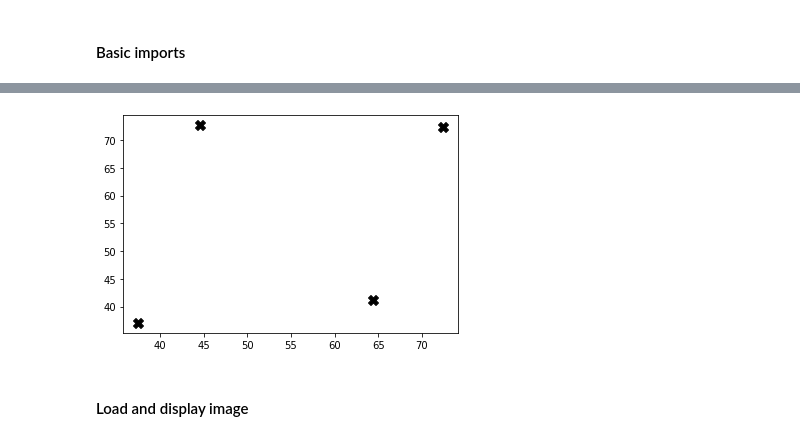
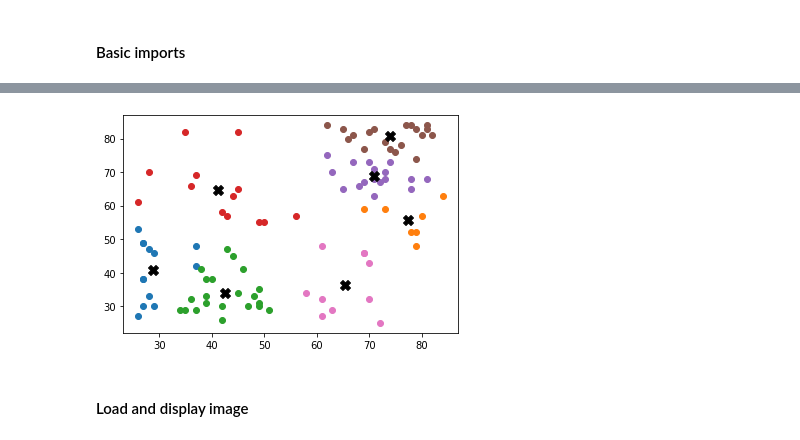
Before and after one commit to octavio-navarro/Computer-Vision, a Jupyter notebook: Notebooks/9. CV. Clustering.ipynb, the cells around one changed output, grey strips where cells are left out. Cells and saved outputs as stored; diff of their text form; code cells hidden in the pictures.

```diff
--- a/Notebooks/9. CV. Clustering.ipynb
+++ b/Notebooks/9. CV. Clustering.ipynb
@@ -61,19 +61,23 @@ plt.show()
 # %%
 # TODO: Modifica el código para que, de manera automática, se visualizen los diferentes clusters al cambiar el número de clusters en la función kmeans.
 
 # define criteria and apply kmeans(), ( type, max_iter = 10 , epsilon = 1.0 )
 criteria = (cv2.TERM_CRITERIA_EPS + cv2.TERM_CRITERIA_MAX_ITER, 10, 1.0)
 
 # ( samples, no. clusters, Input/output integer array that stores the cluster indices for every sample, criteria, attempts, how initial centers are taken )
-ret, labels, centers=cv2.kmeans(data, 4, None, criteria, 10, cv2.KMEANS_RANDOM_CENTERS)
+ret, labels, centers=cv2.kmeans(data, 7, None, criteria, 10, cv2.KMEANS_RANDOM_CENTERS)
 
 distinct_labels = list(set(labels.flatten()))
+
+for label in distinct_labels:
+    B = data[labels.ravel()==label]
+    plt.scatter(B[:,0], B[:,1])
 
 plt.scatter( centers[:,0], centers[:,1], s = 100, c = 'black', marker = 'X')
 
 plt.show()
 # %% [output]
-[figure, old version]
+[figure, new version]
 # %% [markdown]
 #### Load and display image
 # %%
```
Also changed, not shown: parts of 8 cells of this notebook, 11 other files.
